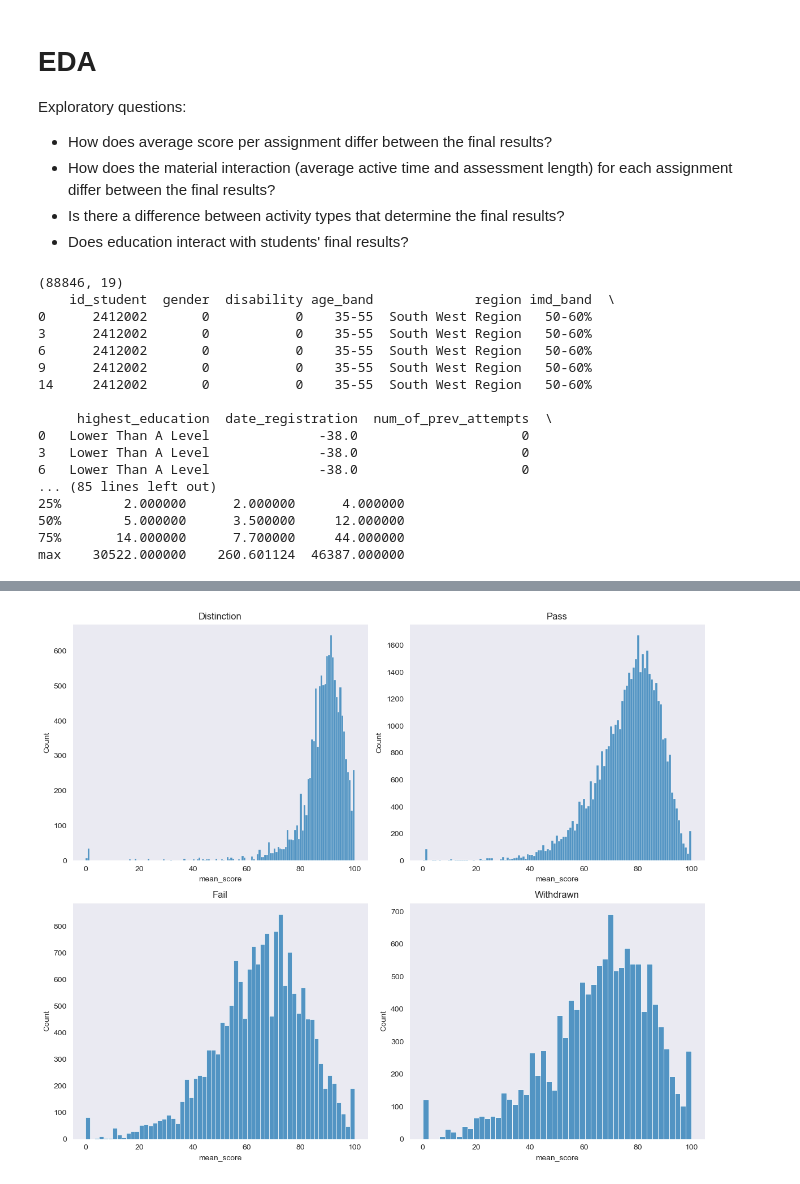
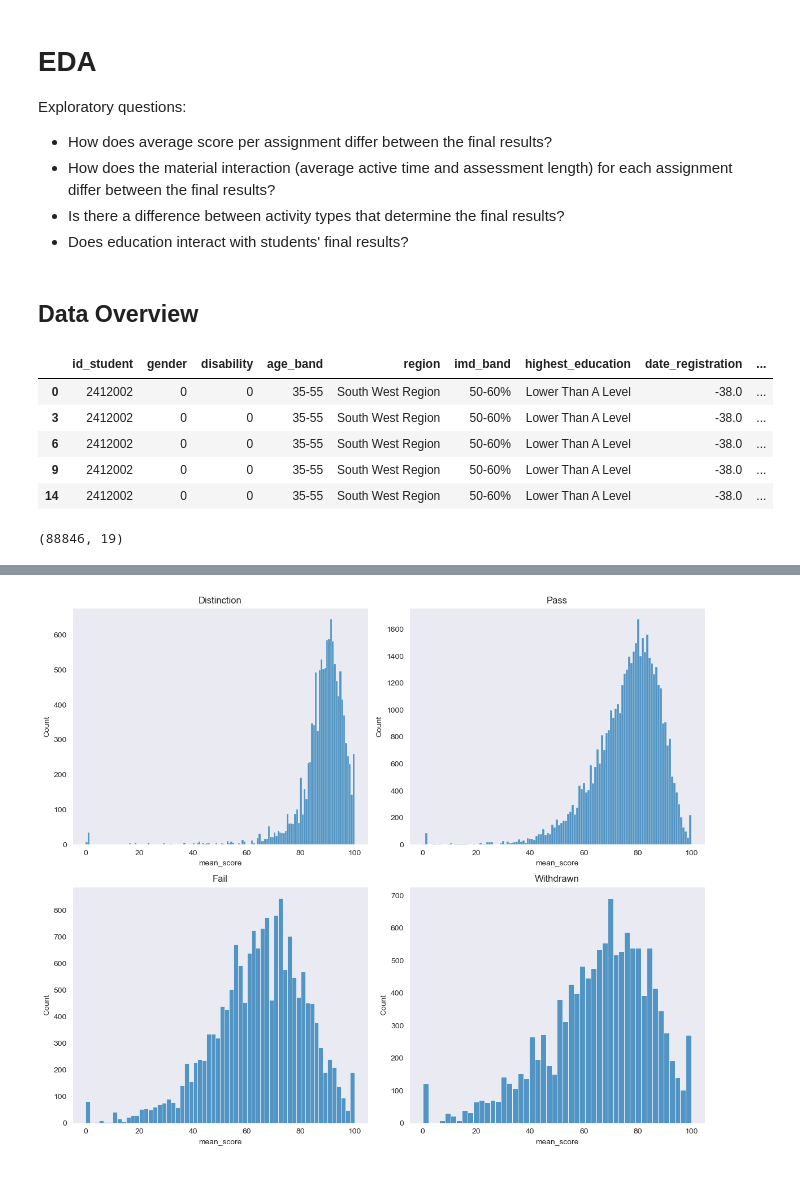
Before and after one commit to jpjavier23/capstone_2_final_documentation, a Jupyter notebook: capstone_2_final_report.ipynb, the cells around one changed output, grey strips where cells are left out. Saved outputs shown, nothing was run; the diff lists cells and outputs as text; code cells hidden in the pictures.

```diff
--- a/capstone_2_final_report.ipynb
+++ b/capstone_2_final_report.ipynb
@@ -247,26 +275,18 @@ Exploratory questions:
 * How does the material interaction (average active time and assessment length) for each assignment differ between the final results?
 * Is there a difference between activity types that determine the final results?
 * Does education interact with students' final results?
-# %%
-print(df11.shape)
-print(df11.head())
-print(df11.info())
-print(df11.describe())
-# %% [output]
-(88846, 19)
-    id_student  gender  disability age_band             region imd_band  \
-0      2412002       0           0    35-55  South West Region   50-60%
-3      2412002       0           0    35-55  South West Region   50-60%
-6      2412002       0           0    35-55  South West Region   50-60%
-9      2412002       0           0    35-55  South West Region   50-60%
-14     2412002       0           0    35-55  South West Region   50-60%
-
-     highest_education  date_registration  num_of_prev_attempts  \
-0   Lower Than A Level              -38.0                     0
-3   Lower Than A Level              -38.0                     0
-6   Lower Than A Level              -38.0                     0
-... (85 lines left out)
-25%        2.000000      2.000000      4.000000
-50%        5.000000      3.500000     12.000000
-75%       14.000000      7.700000     44.000000
-max    30522.000000    260.601124  46387.000000
+# %% [markdown]
+## Data Overview
+# %%
+df11.head()
+# %% [output]
+|  | id_student | gender | disability | age_band | region | imd_band | highest_education | date_registration | ... |
+| 0 | 2412002 | 0 | 0 | 35-55 | South West Region | 50-60% | Lower Than A Level | -38.0 | ... |
+| 3 | 2412002 | 0 | 0 | 35-55 | South West Region | 50-60% | Lower Than A Level | -38.0 | ... |
+| 6 | 2412002 | 0 | 0 | 35-55 | South West Region | 50-60% | Lower Than A Level | -38.0 | ... |
+| 9 | 2412002 | 0 | 0 | 35-55 | South West Region | 50-60% | Lower Than A Level | -38.0 | ... |
+| 14 | 2412002 | 0 | 0 | 35-55 | South West Region | 50-60% | Lower Than A Level | -38.0 | ... |
+# %%
+df11.shape
+# %% [output]
+(88846, 19)
```
Also changed, not shown: parts of 30 cells of this notebook.
